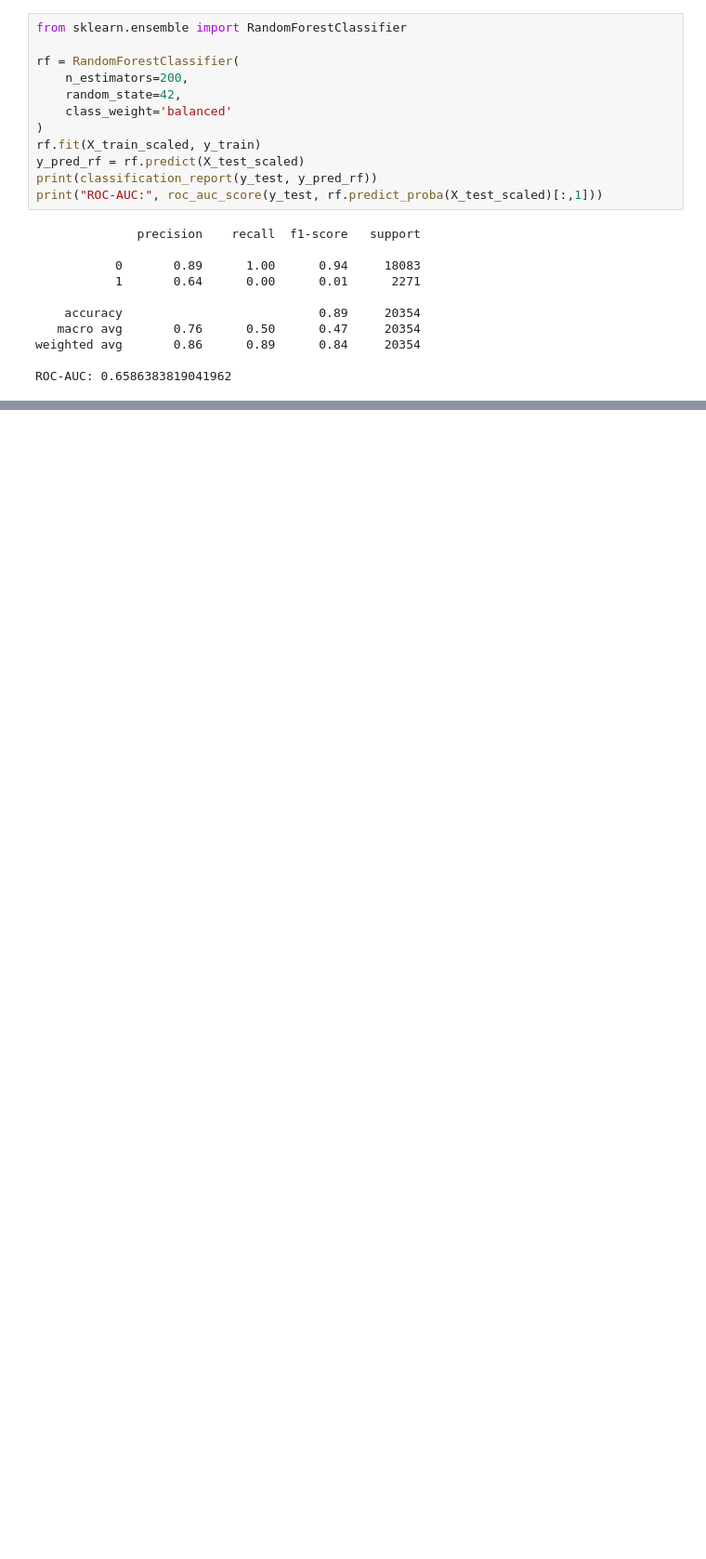
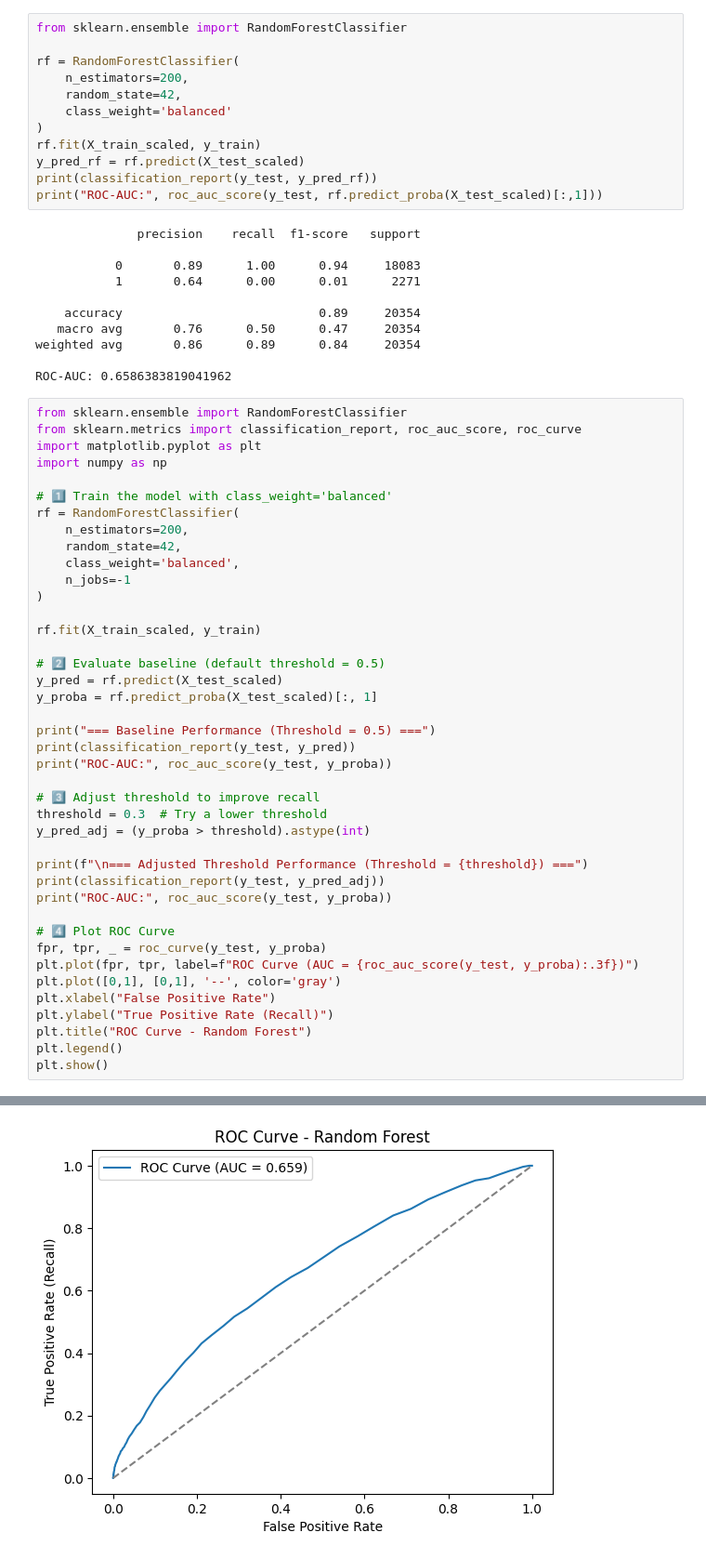
Before and after one commit to EstherMamai/readmission, a Jupyter notebook: notebooks/readmission.ipynb, the cells around one changed output, grey strips where cells are left out. Shown: that part at 93% size. Saved outputs shown, nothing was run; the diff lists cells and outputs as text; blank space fills up the shorter version.

```diff
--- a/notebooks/readmission.ipynb
+++ b/notebooks/readmission.ipynb
@@ -477,3 +466,45 @@ print("ROC-AUC:", roc_auc_score(y_test, rf.predict_proba(X_test_scaled)[:,1]))
 weighted avg       0.86      0.89      0.84     20354
 
 ROC-AUC: 0.6586383819041962
+# %%
+from sklearn.ensemble import RandomForestClassifier
+from sklearn.metrics import classification_report, roc_auc_score, roc_curve
+import matplotlib.pyplot as plt
+import numpy as np
+
+# 1️⃣ Train the model with class_weight='balanced'
+rf = RandomForestClassifier(
+    n_estimators=200,
+    random_state=42,
+    class_weight='balanced',
+    n_jobs=-1
+)
+
+rf.fit(X_train_scaled, y_train)
+
+# 2️⃣ Evaluate baseline (default threshold = 0.5)
+y_pred = rf.predict(X_test_scaled)
+y_proba = rf.predict_proba(X_test_scaled)[:, 1]
+
+print("=== Baseline Performance (Threshold = 0.5) ===")
+print(classification_report(y_test, y_pred))
+print("ROC-AUC:", roc_auc_score(y_test, y_proba))
+
+# 3️⃣ Adjust threshold to improve recall
+threshold = 0.3  # Try a lower threshold
+y_pred_adj = (y_proba > threshold).astype(int)
+
+print(f"\n=== Adjusted Threshold Performance (Threshold = {threshold}) ===")
+print(classification_report(y_test, y_pred_adj))
+print("ROC-AUC:", roc_auc_score(y_test, y_proba))
+
+# 4️⃣ Plot ROC Curve
+fpr, tpr, _ = roc_curve(y_test, y_proba)
+plt.plot(fpr, tpr, label=f"ROC Curve (AUC = {roc_auc_score(y_test, y_proba):.3f})")
+plt.plot([0,1], [0,1], '--', color='gray')
+plt.xlabel("False Positive Rate")
+plt.ylabel("True Positive Rate (Recall)")
+plt.title("ROC Curve - Random Forest")
+plt.legend()
+plt.show()
+# %% [output]
@@ -479,0 +528 @@ ROC-AUC: 0.6586383819041962
+[figure, added]
```
Also changed, not shown: parts of 9 cells of this notebook.
